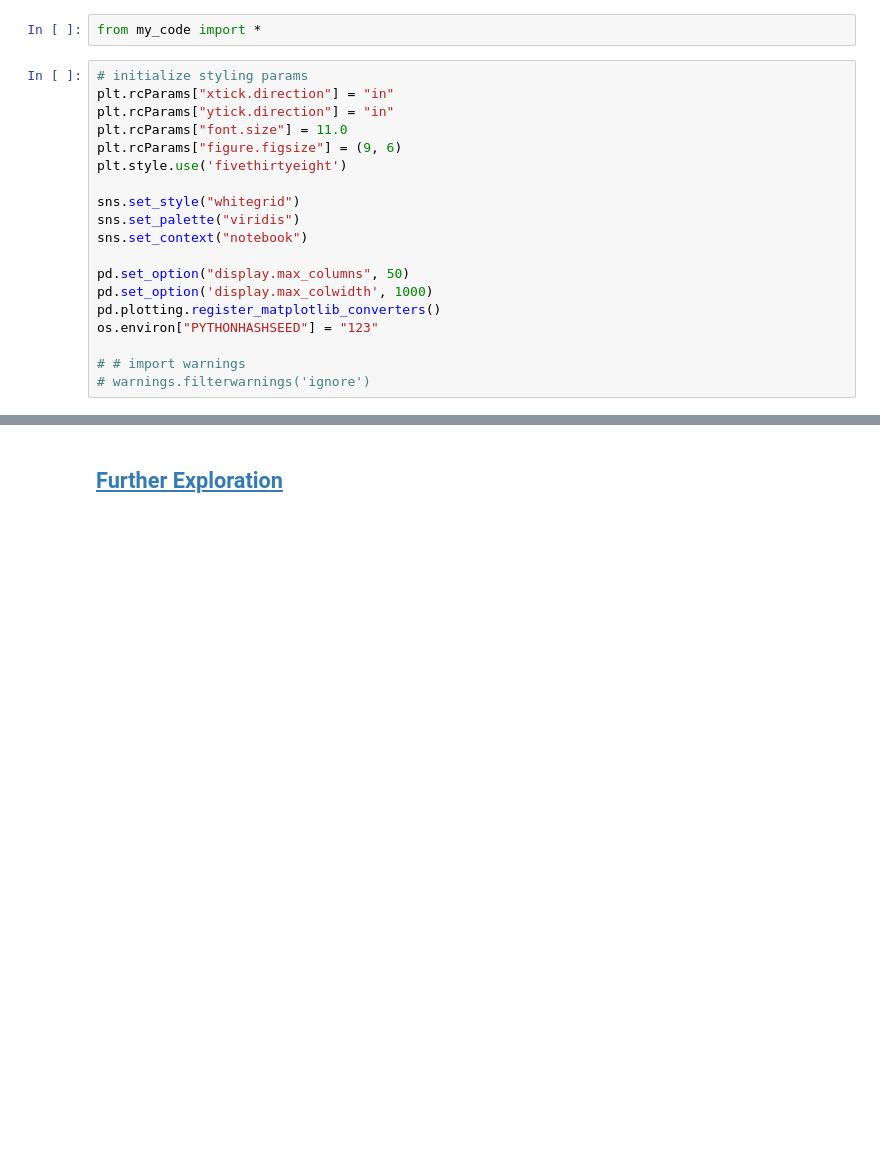
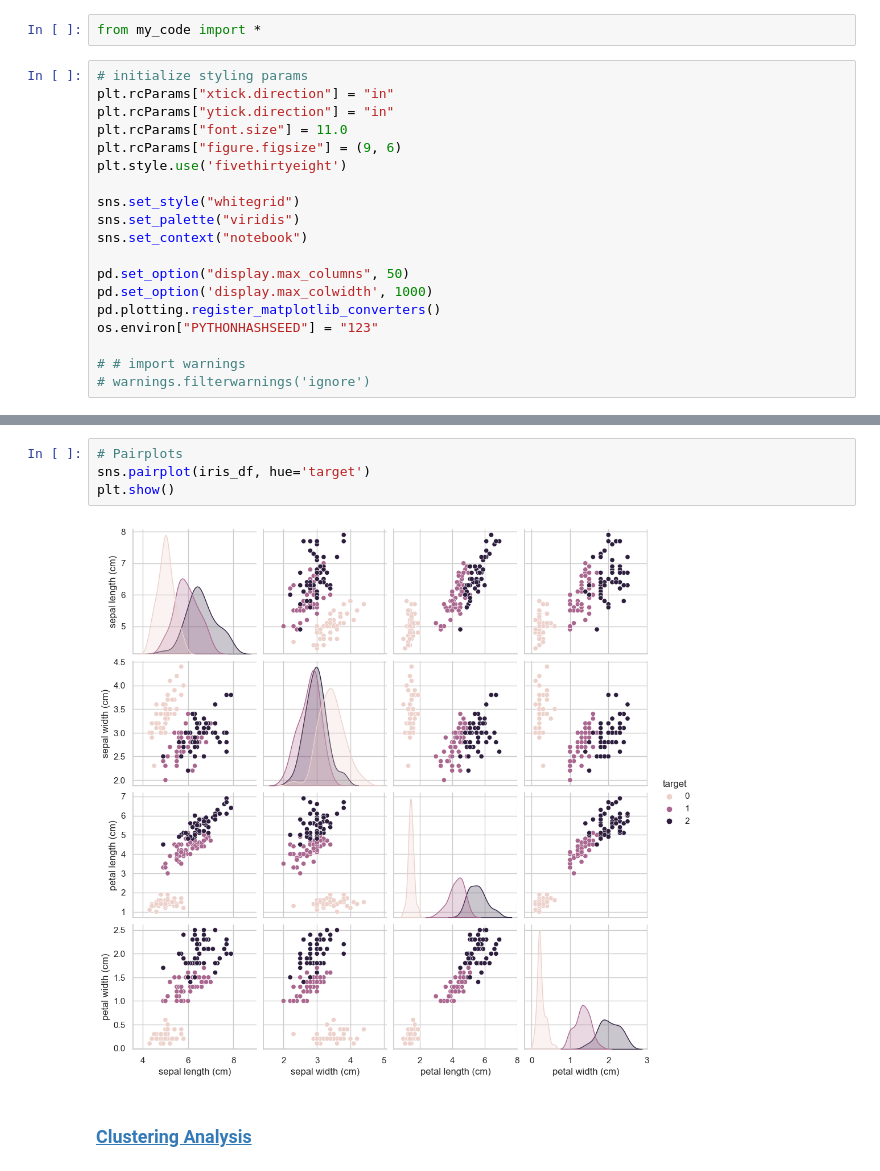
Before and after one commit to scelarek/Reference_Notebooks, a Jupyter notebook: Templates For Projects/Template - EDA.ipynb, the cells around one changed output, grey strips where cells are left out. Drawn from its saved outputs; the diff is of its cells as text; blank space fills up the shorter version.

```diff
--- a/Templates For Projects/Template - EDA.ipynb
+++ b/Templates For Projects/Template - EDA.ipynb
@@ -52,2 +105,8 @@ os.environ["PYTHONHASHSEED"] = "123"
+# %%
+# Pairplots
+sns.pairplot(iris_df, hue='target')
+plt.show()
+# %% [output]
+[figure, added]
 # %% [markdown]
-## <a id='toc1_4_'></a>[Further Exploration](#toc0_)
+### <a id='toc1_2_3_'></a>[Clustering Analysis](#toc0_)
```
Also changed, not shown: parts of 12 cells of this notebook, 5 other files.
